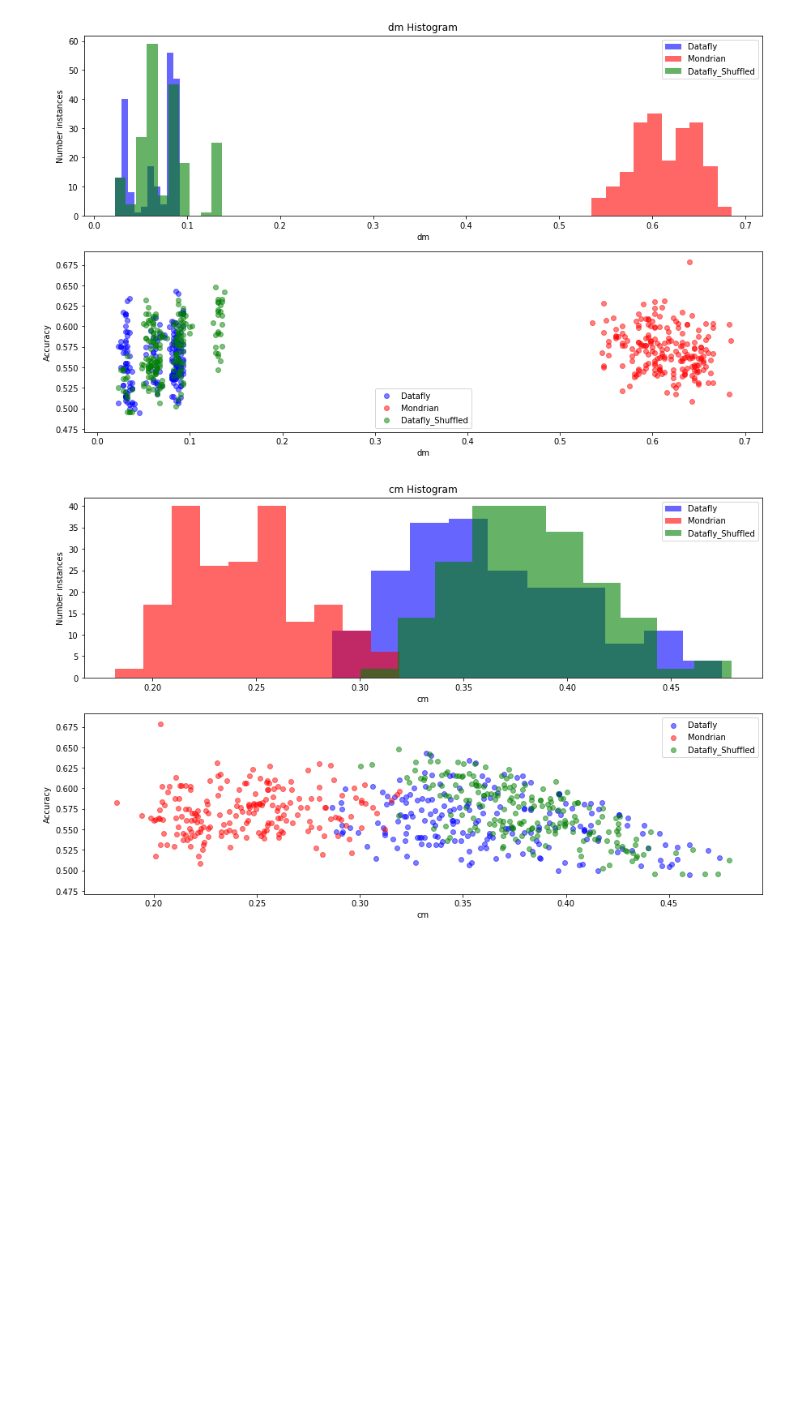
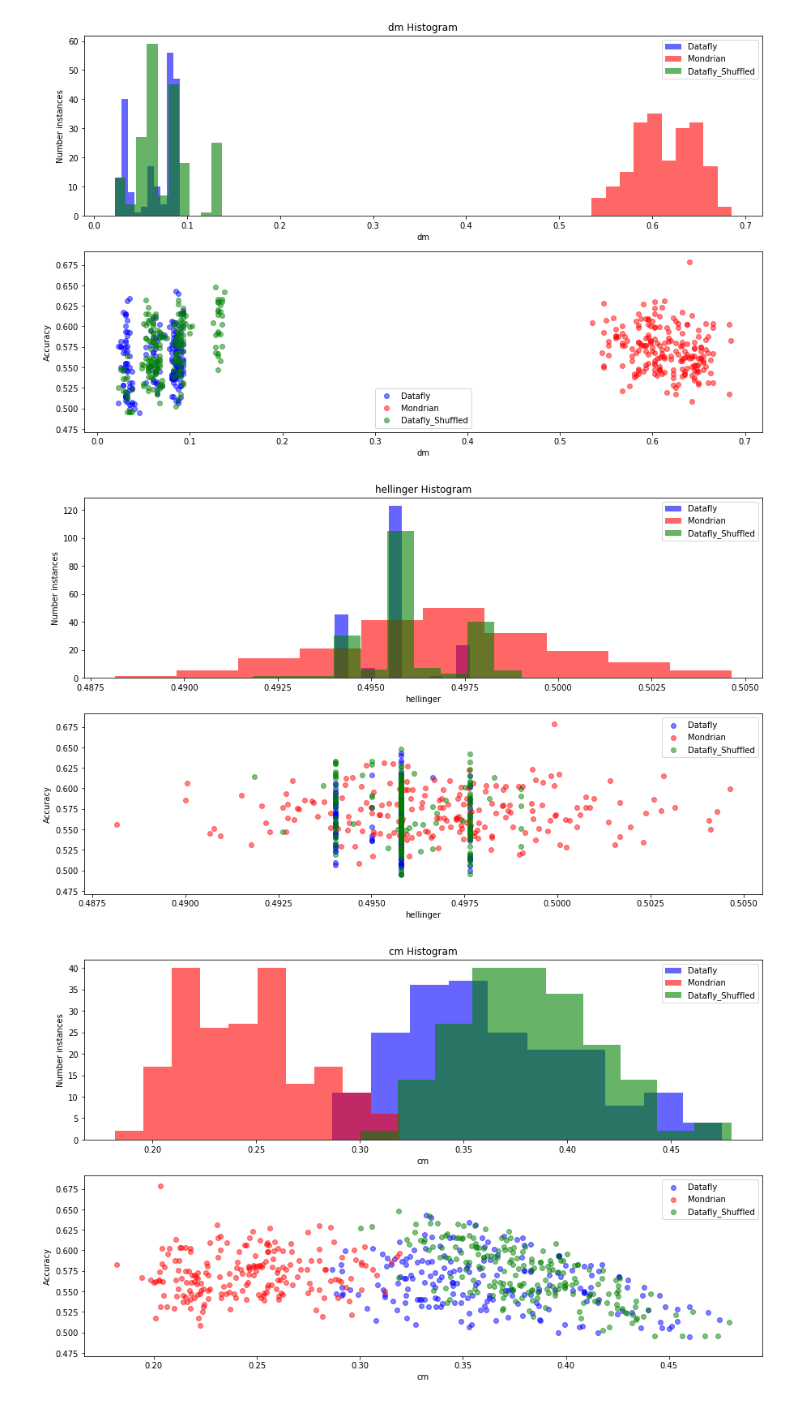
Before and after one commit to Deeep12345/Entropy_utility_measure, a Jupyter notebook: code/results/ring_randoms/analysis.ipynb, the cells around one changed output. Drawn from its saved outputs; the diff is of its cells as text; code cells hidden in the pictures; blank space fills up the shorter version.

```diff
--- a/code/results/ring_randoms/analysis.ipynb
+++ b/code/results/ring_randoms/analysis.ipynb
@@ -58,6 +58,10 @@ def plot_metric(metric):
 plot_metric("dm")
 # %% [output]
 [figure]
+# %%
+plot_metric("hellinger")
+# %% [output]
+[figure, added]
 # %%
 plot_metric("cm")
 # %% [output]
```
Also changed, not shown: parts of 2 cells of this notebook, 6 other files.
